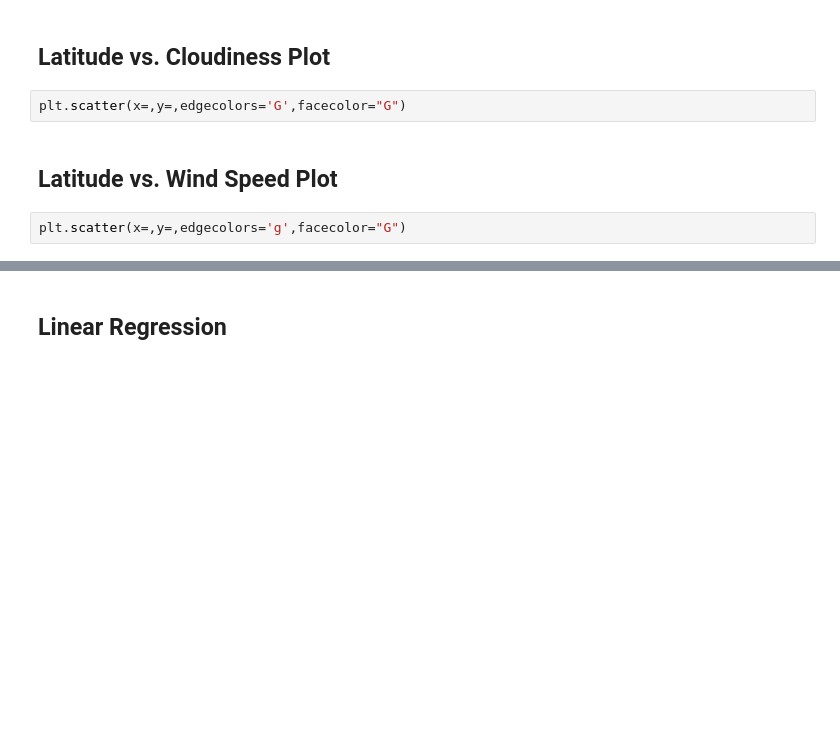
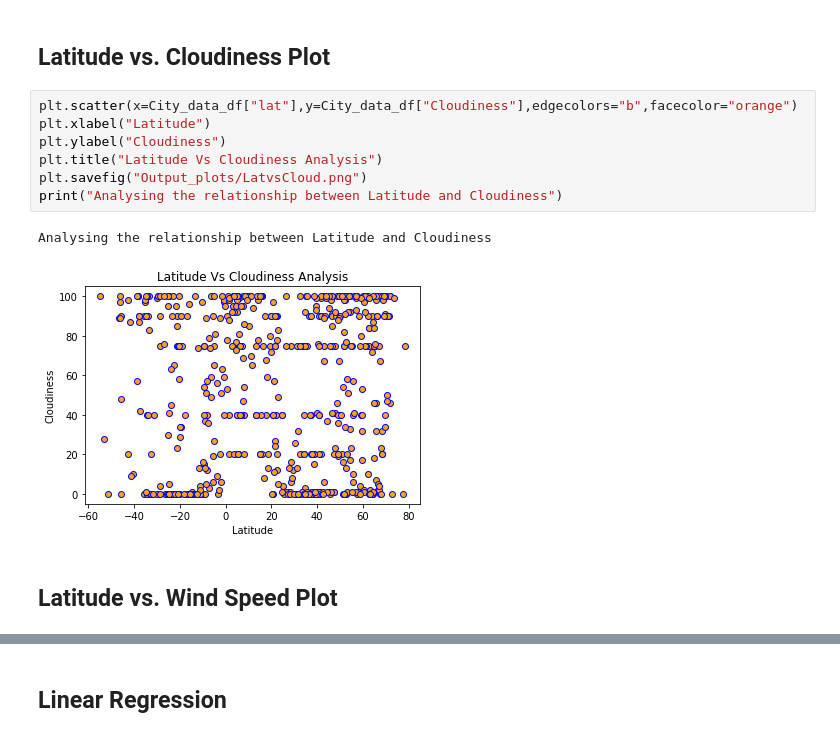
Before and after one commit to Neejos/python-api-challenge, a Jupyter notebook: WeatherPy/WeatherPy.ipynb, the cells around one changed output, grey strips where cells are left out. Cells and saved outputs as stored; diff of their text form; blank space fills up the shorter version.

```diff
--- a/WeatherPy/WeatherPy.ipynb
+++ b/WeatherPy/WeatherPy.ipynb
@@ -180,8 +271,14 @@ plt.scatter(x=,y=,edgecolors='b',facecolor="B")
 # %% [markdown]
 ## Latitude vs. Cloudiness Plot
-# %%
-plt.scatter(x=,y=,edgecolors='G',facecolor="G")
+# %%
+plt.scatter(x=City_data_df["lat"],y=City_data_df["Cloudiness"],edgecolors="b",facecolor="orange")
+plt.xlabel("Latitude")
+plt.ylabel("Cloudiness")
+plt.title("Latitude Vs Cloudiness Analysis")
+plt.savefig("Output_plots/LatvsCloud.png")
+print("Analysing the relationship between Latitude and Cloudiness")
+# %% [output]
+Analysing the relationship between Latitude and Cloudiness
+[figure, added]
 # %% [markdown]
 ## Latitude vs. Wind Speed Plot
-# %%
-plt.scatter(x=,y=,edgecolors='g',facecolor="G")
```
Also changed, not shown: parts of 24 cells of this notebook, 8 other files.
